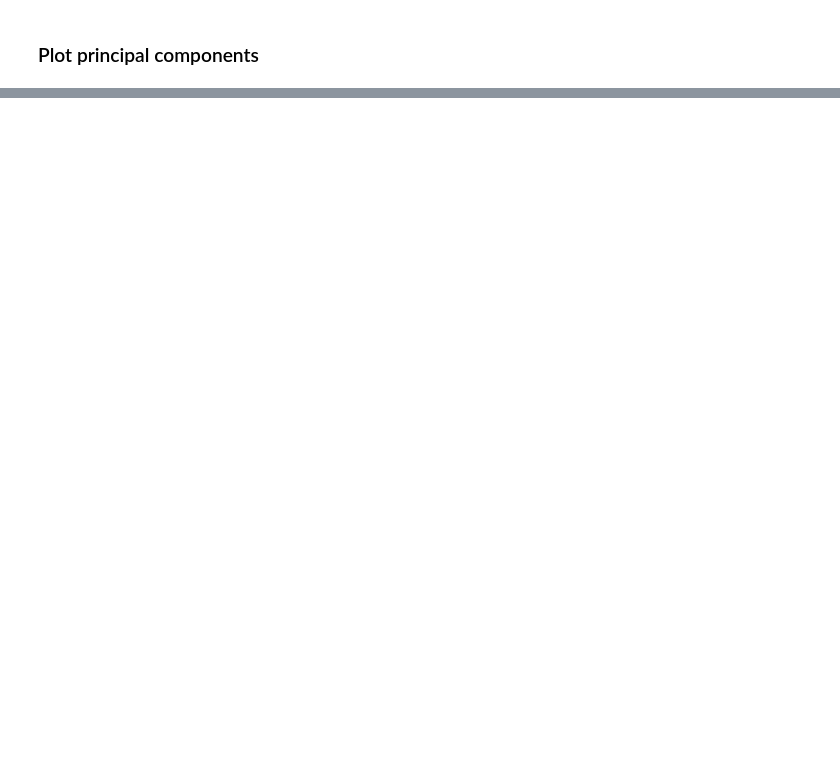
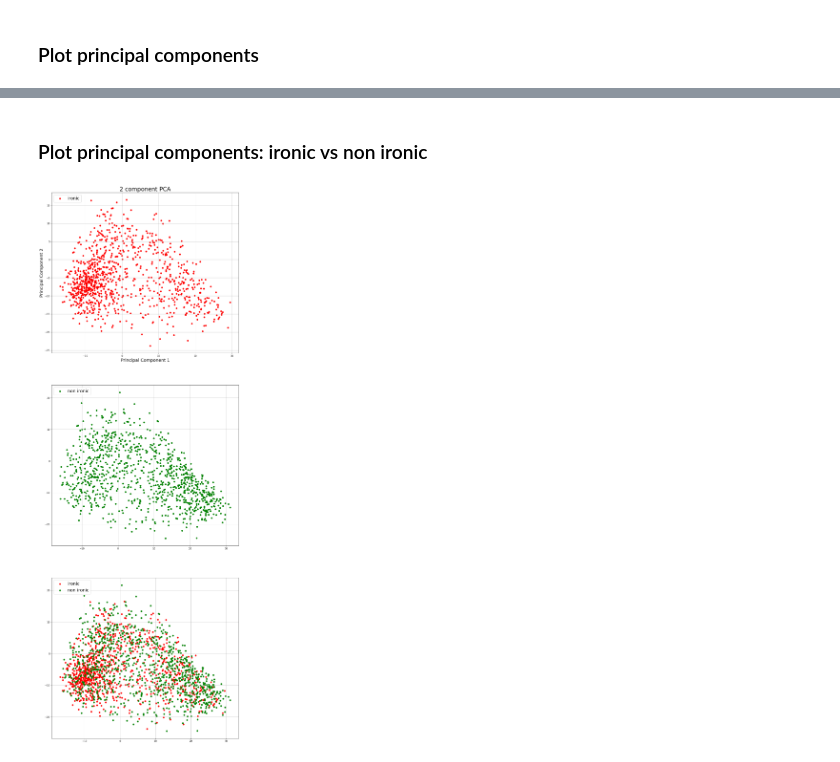
Before and after one commit to gianlucagiudice/irony-detection, a Jupyter notebook: notebooks/pca_plot.ipynb, the cells around one changed output, grey strips where cells are left out. Saved outputs shown, nothing was run; the diff lists cells and outputs as text; code cells hidden in the pictures; blank space fills up the shorter version.

```diff
--- a/notebooks/pca_plot.ipynb
+++ b/notebooks/pca_plot.ipynb
@@ -44,0 +149,5 @@ ax.grid()
+# %%
+ironic_df = df.sort_values(by=['coefficient'], ascending=False)
+ironic_df = ironic_df.head(TOP_VALUE)
+ironic_df.head()
+ironic_df
@@ -44,0 +170,4 @@ ax.grid()
+# %%
+nonironic_df = df.sort_values(by=['coefficient'], ascending=True)
+nonironic_df = nonironic_df.head(TOP_VALUE)
+nonironic_df
@@ -44,0 +188,30 @@ ax.grid()
+# %% [markdown]
+### Plot principal components: ironic vs non ironic
+# %%
+fig = plt.figure(figsize = (14, 14*3))
+ax = fig.add_subplot(3,1,1)
+ax.set_xlabel('Principal Component 1', fontsize = 18)
+ax.set_ylabel('Principal Component 2', fontsize = 18)
+ax.set_title('2 component PCA', fontsize = 24)
+
+# Ironic
+ax.scatter(ironic_df["principal component 1"], ironic_df["principal component 2"], c='r', label='ironic')
+ax.grid()
+plt.legend(loc='upper left', fontsize = 18);
+
+# Non ironic
+ax = fig.add_subplot(3,1,2)
+ax.scatter(nonironic_df["principal component 1"], nonironic_df["principal component 2"], c='g', label='non ironic')
+ax.grid()
+plt.legend(loc='upper left', fontsize = 18);
+
+# Both
+ax = fig.add_subplot(3,1,3)
+ax.scatter(ironic_df["principal component 1"], ironic_df["principal component 2"], c='r', label='ironic')
+ax.scatter(nonironic_df["principal component 1"], nonironic_df["principal component 2"], c='g', label='non ironic')
+ax.grid()
+plt.legend(loc='upper left', fontsize = 18);
+
+plt.show()
+# %% [output]
+[figure, added]
```
Also changed, not shown: parts of 20 cells of this notebook, 5 other files.
